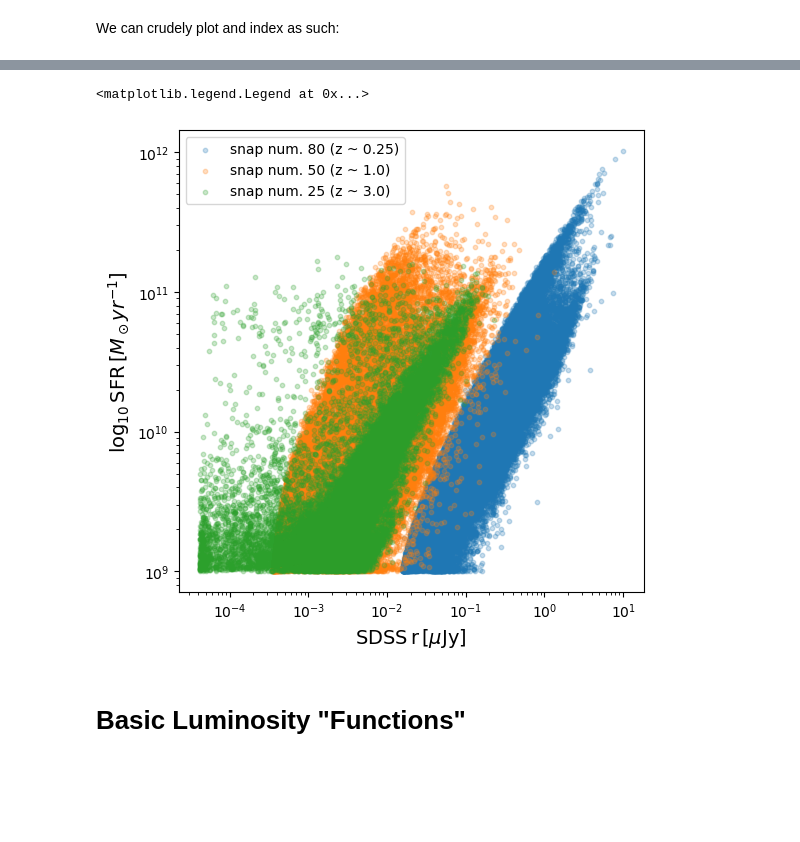
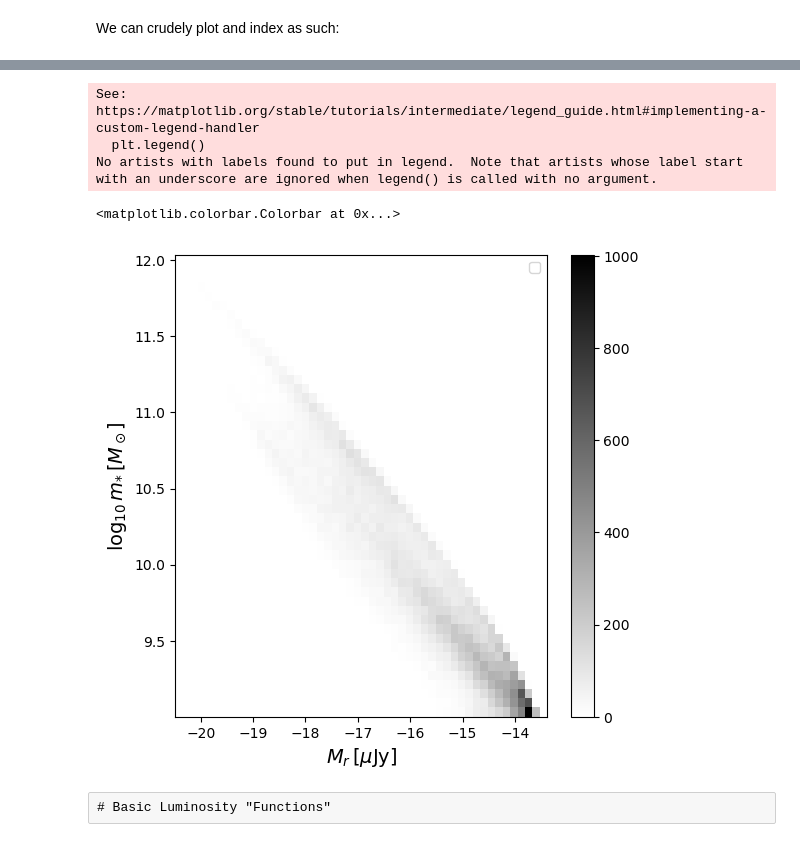
Before and after one commit to aust427/scsample, a Jupyter notebook: examples/loading_photometry.ipynb, the cells around one changed output, grey strips where cells are left out. Saved outputs shown, nothing was run; the diff lists cells and outputs as text; code cells hidden in the pictures; blank space fills up the shorter version.

Commit message:
photo update

```diff
--- a/examples/loading_photometry.ipynb
+++ b/examples/loading_photometry.ipynb
@@ -56,9 +51,7 @@ photo_sdss_80
 Let's now load galprop for the same snapshots ...
 # %%
 sub_fields = ['GalpropSfr', 'GalpropMstar', 'GalpropSatType',]
-SAM_subhalos_80 = ilsam.groupcat.load_snapshot_subhalos(basePath, 80, genFullSubvolumes(2), fields=sub_fields)
-SAM_subhalos_50 = ilsam.groupcat.load_snapshot_subhalos(basePath, 50, genFullSubvolumes(2), fields=sub_fields)
-SAM_subhalos_25 = ilsam.groupcat.load_snapshot_subhalos(basePath, 25, genFullSubvolumes(2), fields=sub_fields)
+sub_z_0p25 = ilsam.groupcat.load_snapshot_subhalos(basePath, 90, genFullSubvolumes(2), fields=sub_fields)
 
-SAM_subhalos_80
+sub_z_0p25
 # %% [output]
@@ -72,5 +65,19 @@ SAM_subhalos_80
 # %% [markdown]
 We can crudely plot and index as such:
+# %%
+sub_df_z_0p25 = pd.DataFrame()
+
+for key in sub_z_0p25.keys():
+    if key != 'n_items':
+        sub_df_z_0p25[key] = sub_z_0p25[key]
+
+photo_df_z_0p25 = pd.DataFrame()
+for key in photo_z_0p25.keys():
+    photo_df_z_0p25[key] = photo_z_0p25[key]
+
+sub_df_z_0p25 = sub_df_z_0p25[sub_df_z_0p25['GalpropMstar']*1e9 > 1e9].reset_index(drop=True)
+
+sample_z_0p25 = sub_df_z_0p25.join(photo_df_z_0p25)
 # %%
 fig, ax = plt.subplots(1, 1, figsize=(6, 6))
 
@@ -97,29 +96,24 @@ plt.legend()
 # %%
 fig, ax = plt.subplots(1, 1, figsize=(6, 6))
 
-plt.scatter(photo_sdss_80['PhotopropSDSS_r'],
-            1e9*SAM_subhalos_80['GalpropMstar'][SAM_subhalos_80['GalpropMstar'] * 1e9 >= 1e9],
-            s=10, label='snap num. 80 (z ~ 0.25)', alpha=0.25)
+plt.hist2d(uJy_to_M(sample_z_0p25['PhotopropSDSS_r'], cosmo, 0.25),
+            np.log10(1e9*sample_z_0p25['GalpropMstar']),
+            label='snap num. 80 (z ~ 0.25)', bins=50, cmap='gist_yarg')
 
-plt.scatter(photo_sdss_50['PhotopropSDSS_r'],
-            1e9*SAM_subhalos_50['GalpropMstar'][SAM_subhalos_50['GalpropMstar'] * 1e9 >= 1e9],
-            s=10, label='snap num. 50 (z ~ 1.0)', alpha=0.25)
-
-
-plt.scatter(photo_sdss_25['PhotopropSDSS_r'],
-            1e9*SAM_subhalos_25['GalpropMstar'][SAM_subhalos_25['GalpropMstar'] * 1e9 >= 1e9],
-            s=10, label='snap num. 25 (z ~ 3.0)', alpha=0.25)
-
-plt.yscale('log')
-plt.xscale('log')
-plt.xlabel(r'$ {\rm SDSS \, r} \, [\mu {\rm Jy}]$', fontsize=14)
-plt.ylabel(r'$\log_{10} {\rm SFR} \, [M_\odot {yr}^{-1}]$', fontsize=14)
+# plt.yscale('log')
+# plt.xscale('log')
+plt.xlabel(r'$ M_{r} \, [\mu {\rm Jy}]$', fontsize=14)
+plt.ylabel(r'$\log_{10} m_{*} \, [M_\odot]$', fontsize=14)
 plt.legend()
+plt.colorbar()
 # %% [output]
-<matplotlib.legend.Legend at 0x...>
+See: https://matplotlib.org/stable/tutorials/intermediate/legend_guide.html#implementing-a-custom-legend-handler
+  plt.legend()
+No artists with labels found to put in legend.  Note that artists whose label start with an underscore are ignored when legend() is called with no argument.
+<matplotlib.colorbar.Colorbar at 0x...>
-[figure, old version]
+[figure, new version]
-# %% [markdown]
-# Basic Luminosity "Functions"
+# %% [raw]
+# Basic Luminosity "Functions"
 # %%
 def uJy_to_ABmag_SDSS(f_nu):
     '''
```
Also changed, not shown: parts of 19 cells of this notebook, 1 other file.
